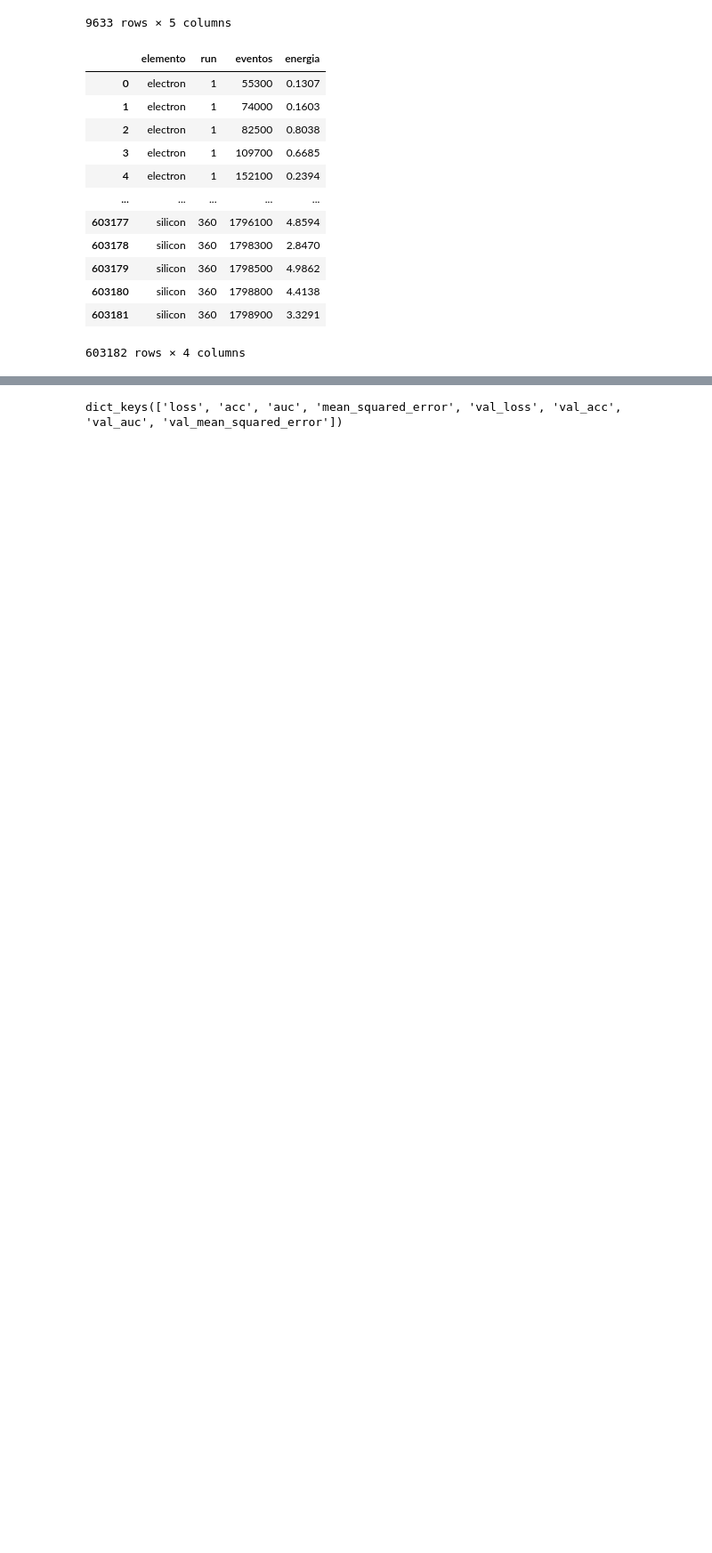
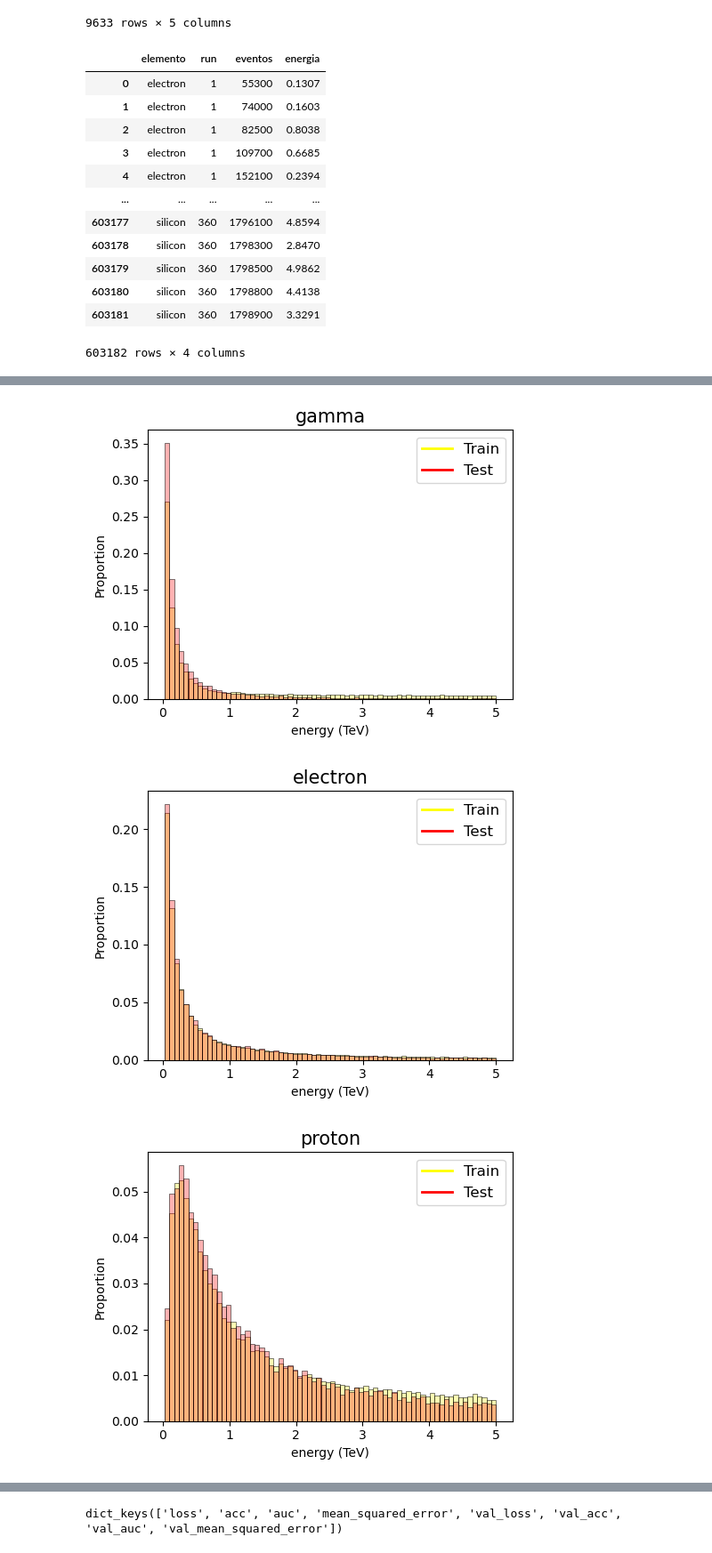
Before and after one commit to ArturoSirvent/second_CTA_analysis, a Jupyter notebook: notebooks/012.3_analysis_final_resultados_clasif.ipynb, the cells around one changed output, grey strips where cells are left out. Shown: that part at 89% size. Saved outputs shown, nothing was run; the diff lists cells and outputs as text; code cells hidden in the pictures; blank space fills up the shorter version.

```diff
--- a/notebooks/012.3_analysis_final_resultados_clasif.ipynb
+++ b/notebooks/012.3_analysis_final_resultados_clasif.ipynb
@@ -165,0 +174,21 @@ plt.tight_layout()
+# %%
+# Un poco de info sobre las PDF de la energía (TeV) en estos eventos
+
+elementos_ordenados_por_masa=["gamma", "electron", "proton", "helium", "nitrogen", "silicon", "iron"]
+for i,j in enumerate(elementos_ordenados_por_masa):
+    plt.figure(figsize=(5,4))
+    ax=plt.gca()
+    sns.histplot(df_common_events_renamed.loc[(df_common_events_renamed["elemento"]==j)].loc[[True if k in train_runs_list[i] else False for k in df_common_events_renamed.loc[df_common_events_renamed["elemento"]==j,"run"]]], x="energy (TeV)", ax=ax, stat="proportion",color="yellow", alpha=0.3, bins=70)
+    sns.histplot(df_common_events_renamed.loc[(df_common_events_renamed["elemento"]==j)].loc[[True if k in test_runs_list[i] else False for k in df_common_events_renamed.loc[df_common_events_renamed["elemento"]==j,"run"]]], x="energy (TeV)", stat="proportion",color="red", alpha=0.3, bins=70)
+    custom_legend_3 = [Line2D([0], [0], color='yellow', lw=2),Line2D([0], [0], color='red', lw=2)]
+    plt.legend(custom_legend_3, ['Train','Test'],fontsize=12)
+    plt.title(j,fontsize=15)
+
+
+
+    plt.tight_layout()
+    plt.savefig(f"{RESULTS_DIR}/folder_012_3_pdf_energias_7label_4tel/{j}.png")
+# %% [output]
+[figure, added]
+[figure, added]
+[figure, added]
```
Also changed, not shown: parts of 4 cells of this notebook, 9 other files.
